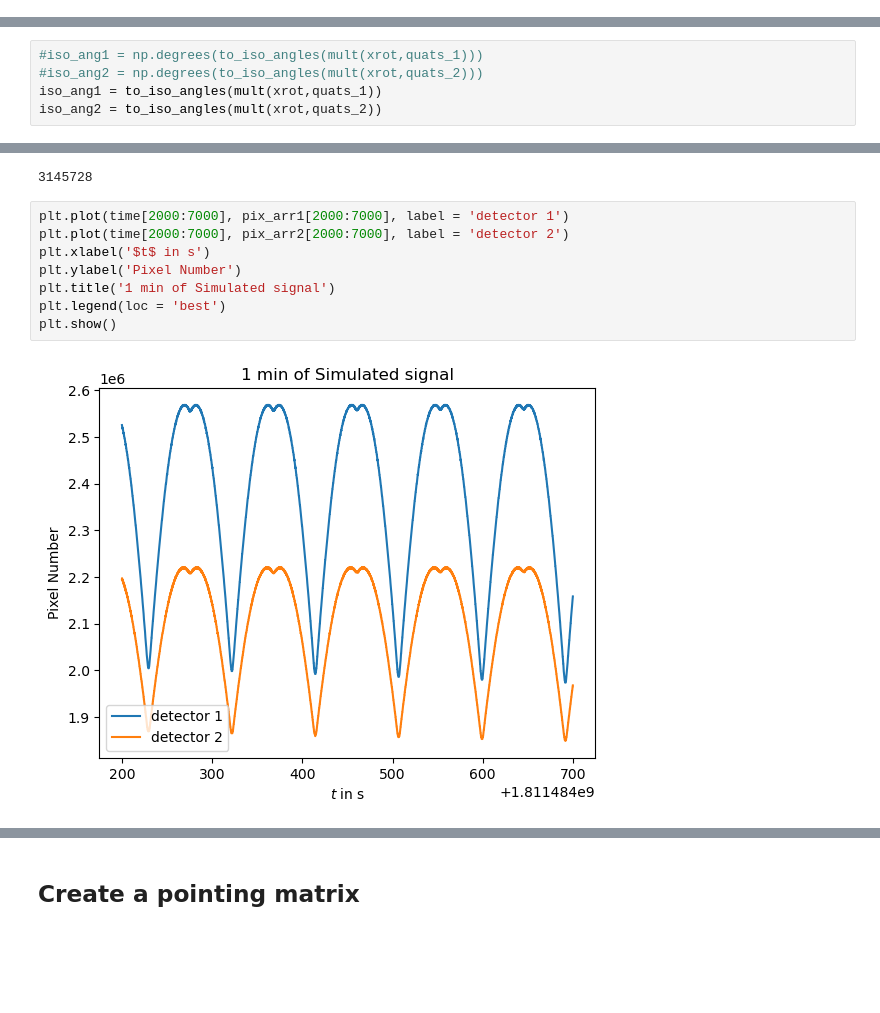
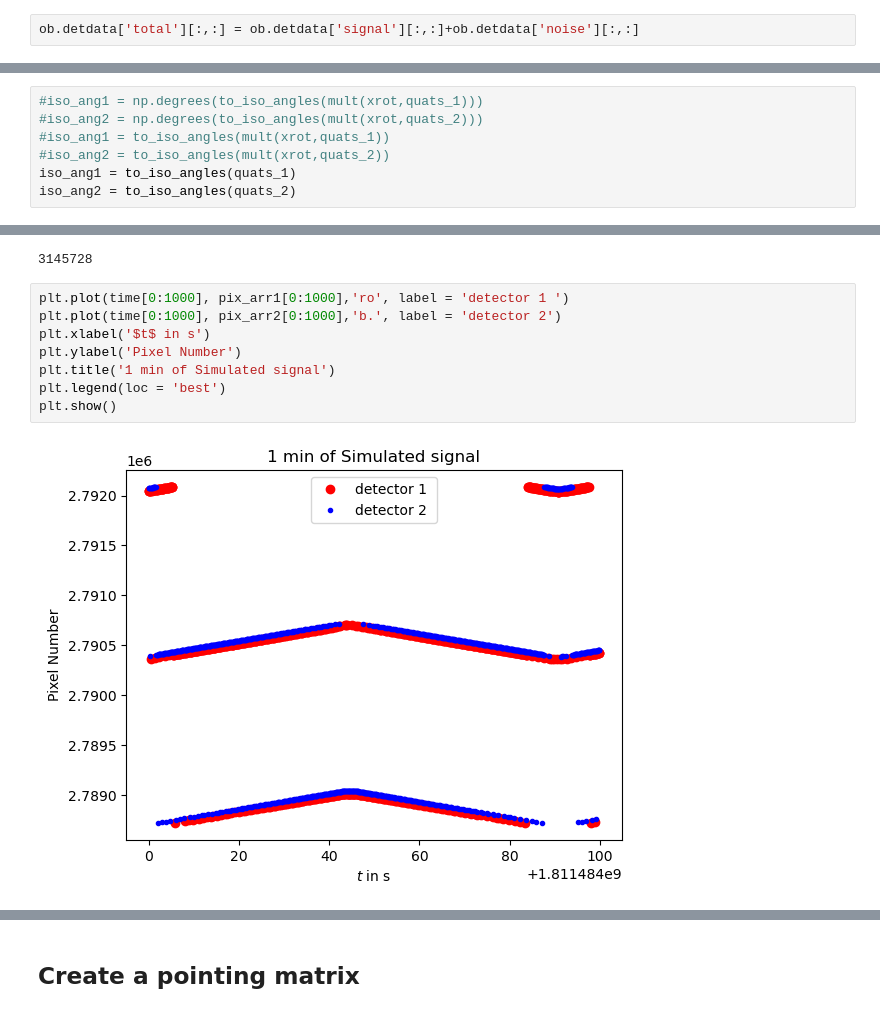
Before and after one commit to julientang/M2-internship, a Jupyter notebook: notebook/custom_destriping.ipynb, the cells around one changed output, grey strips where cells are left out. Cells and saved outputs as stored; diff of their text form; blank space fills up the shorter version.

```diff
--- a/notebook/custom_destriping.ipynb
+++ b/notebook/custom_destriping.ipynb
@@ -253,4 +332,6 @@ ob = data.obs[0]
 ob.detdata['quats'][0].shape
 # %% [output]
 (50400, 4)
+# %%
+ob.detdata['total'][:,:] = ob.detdata['signal'][:,:]+ob.detdata['noise'][:,:]
 # %%
@@ -269,8 +360,10 @@ quats_2 = ob.detdata['quats'][1]
 # %%
 #iso_ang1 = np.degrees(to_iso_angles(mult(xrot,quats_1)))
 #iso_ang2 = np.degrees(to_iso_angles(mult(xrot,quats_2)))
-iso_ang1 = to_iso_angles(mult(xrot,quats_1))
-iso_ang2 = to_iso_angles(mult(xrot,quats_2))
+#iso_ang1 = to_iso_angles(mult(xrot,quats_1))
+#iso_ang2 = to_iso_angles(mult(xrot,quats_2))
+iso_ang1 = to_iso_angles(quats_1)
+iso_ang2 = to_iso_angles(quats_2)
 # %%
 iso_ang1
 # %% [output]
@@ -306,12 +403,12 @@ npix
 # %% [output]
 3145728
 # %%
-plt.plot(time[2000:7000], pix_arr1[2000:7000], label = 'detector 1')
-plt.plot(time[2000:7000], pix_arr2[2000:7000], label = 'detector 2')
+plt.plot(time[0:1000], pix_arr1[0:1000],'ro', label = 'detector 1 ')
+plt.plot(time[0:1000], pix_arr2[0:1000],'b.', label = 'detector 2')
 plt.xlabel('$t$ in s')
 plt.ylabel('Pixel Number')
 plt.title('1 min of Simulated signal')
 plt.legend(loc = 'best')
 plt.show()
 # %% [output]
-[figure, old version]
+[figure, new version]
```
Also changed, not shown: parts of 74 cells of this notebook.
